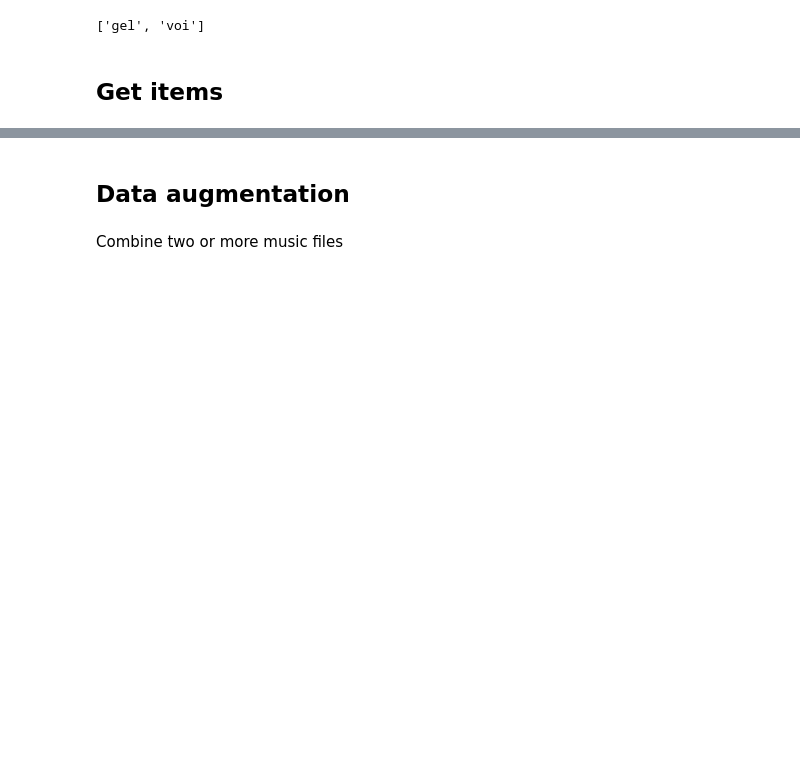
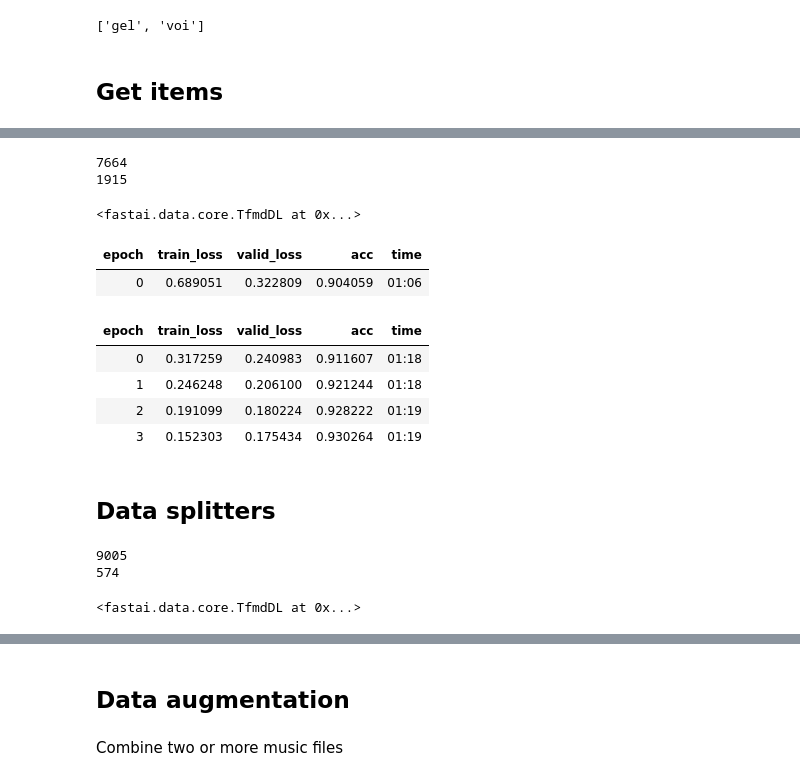
Before and after one commit to rangoiv/Lumen, a Jupyter notebook: notebooks/ultimate-notebook.ipynb, the cells around one changed output, grey strips where cells are left out. Drawn from its saved outputs; the diff is of its cells as text; code cells hidden in the pictures; blank space fills up the shorter version.

```diff
--- a/notebooks/ultimate-notebook.ipynb
+++ b/notebooks/ultimate-notebook.ipynb
@@ -80,3 +78,13 @@ def get_song(pat: Path):
+# %%
+def clip_song(clip):
+    aplen = sample_rate*3 - len(clip) + 1
+    if aplen < 0: aplen = 0
+    clip = np.concatenate([clip, np.zeros(aplen)])
+    maxran = len(clip)-sample_rate*3
+    if maxran <= 0: maxran = 1
+    i = np.random.randint(maxran)
+    clip = clip[i:i+sample_rate*3]
+    return clip
 # %%
 def get_spec(clip):
     stft = librosa.stft(clip, n_fft=n_fft, hop_length=hop_length)
@@ -103,0 +129,18 @@ plot_magspec(spec)
+# %%
+path = Path("../Dataset/Dataset/IRMAS_Training_Data")
+# %%
+dls = DataBlock(
+    blocks = [ImageBlock(), MultiCategoryBlock],
+    get_items = get_song_files,
+    splitter = RandomSplitter(),
+    get_x = Combine([get_song, clip_song, get_spec, spec2mag]),
+    get_y = get_label
+).dataloaders(path, bs=64)
+# %%
+print(len(dls.train.dataset))
+print(len(dls.valid.dataset))
+dls.train
+# %% [output]
+7664
+1915
+<fastai.data.core.TfmdDL at 0x...>
@@ -103,0 +149,12 @@ plot_magspec(spec)
+# %%
+learn.fine_tune(4)
+# %% [output]
+| epoch | train_loss | valid_loss | acc | time |
+| 0 | 0.689051 | 0.322809 | 0.904059 | 01:06 |
+| epoch | train_loss | valid_loss | acc | time |
+| 0 | 0.317259 | 0.240983 | 0.911607 | 01:18 |
+| 1 | 0.246248 | 0.206100 | 0.921244 | 01:18 |
+| 2 | 0.191099 | 0.180224 | 0.928222 | 01:19 |
+| 3 | 0.152303 | 0.175434 | 0.930264 | 01:19 |
+# %% [markdown]
+## Data splitters
@@ -103,0 +185,8 @@ plot_magspec(spec)
+# %%
+print(len(dls.train.dataset))
+print(len(dls.valid.dataset))
+dls.train
+# %% [output]
+9005
+574
+<fastai.data.core.TfmdDL at 0x...>
```
Also changed, not shown: parts of 27 cells of this notebook.
